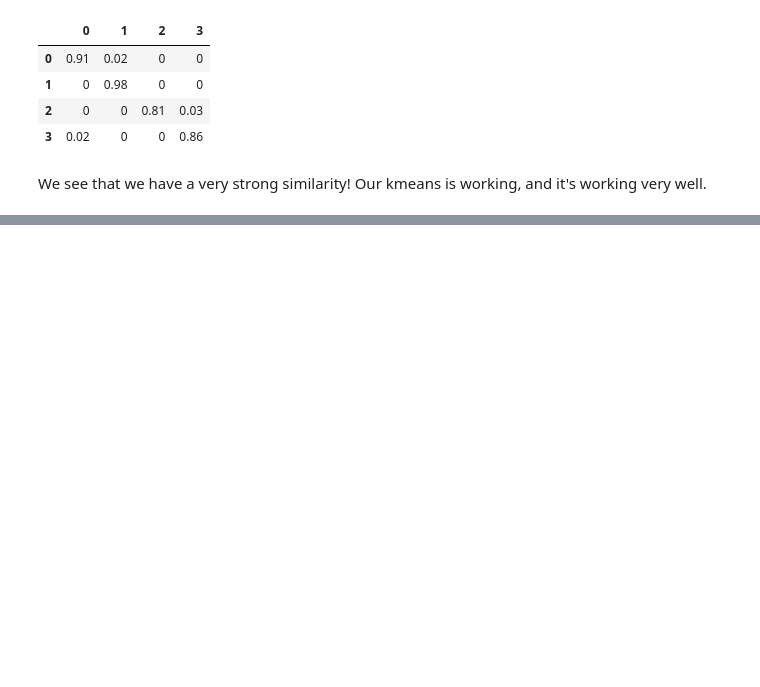
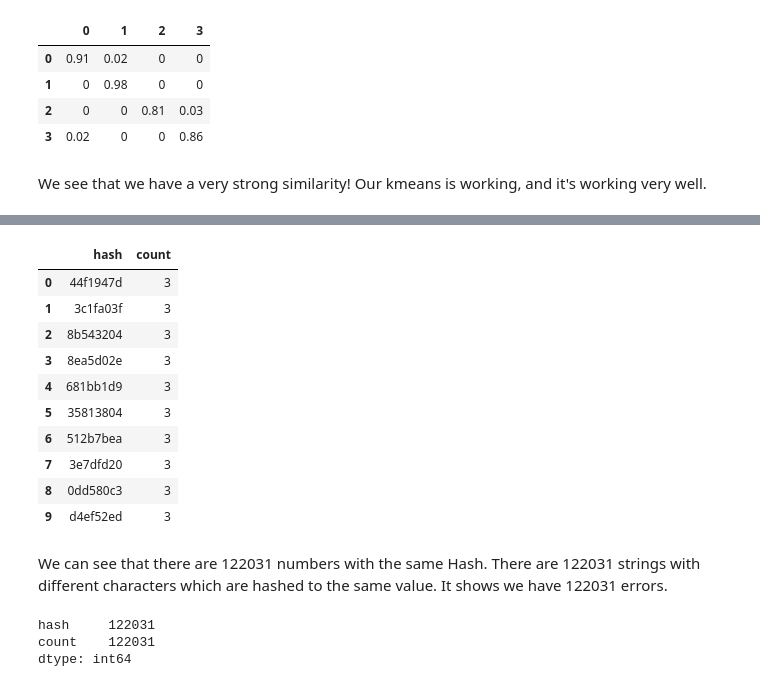
Before and after one commit to EgonFerri/ADM_HW4_group.4, a Jupyter notebook: Homework4.ipynb, the cells around one changed output, grey strips where cells are left out. Drawn from its saved outputs; the diff is of its cells as text; code cells hidden in the pictures; blank space fills up the shorter version.

```diff
--- a/Homework4.ipynb
+++ b/Homework4.ipynb
@@ -731,0 +918,23 @@ We see that we have a very strong similarity! Our kmeans is working, and it's wo
+# %%
+dataframe_ps = pd.read_csv('comput/passwords2_number_notorder_group_hash_group.csv', usecols=['hash','count'])
+dataframe_ps.head(10)
+# %% [output]
+|  | hash | count |
+| 0 | 44f1947d | 3 |
+| 1 | 3c1fa03f | 3 |
+| 2 | 8b543204 | 3 |
+| 3 | 8ea5d02e | 3 |
+| 4 | 681bb1d9 | 3 |
+| 5 | 35813804 | 3 |
+| 6 | 512b7bea | 3 |
+| 7 | 3e7dfd20 | 3 |
+| 8 | 0dd580c3 | 3 |
+| 9 | d4ef52ed | 3 |
+# %% [markdown]
+We can see that there are 122031 numbers with the same Hash. There are 122031 strings with different characters which are hashed to the same value. It shows we have 122031 errors.
+# %%
+dataframe_ps[dataframe_ps['count'] >1].count()
+# %% [output]
+hash     122031
+count    122031
+dtype: int64
```
Also changed, not shown: parts of 27 cells of this notebook.
